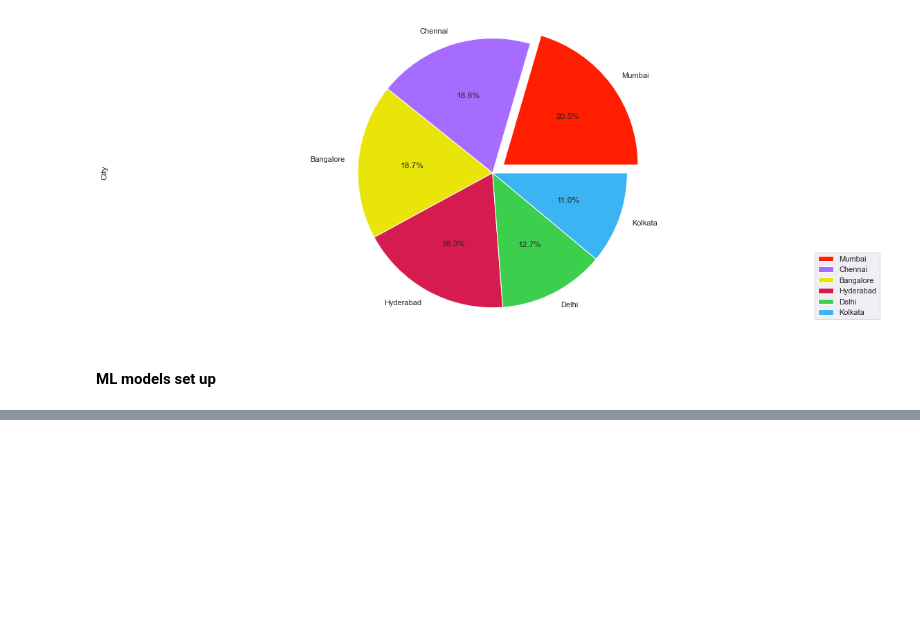
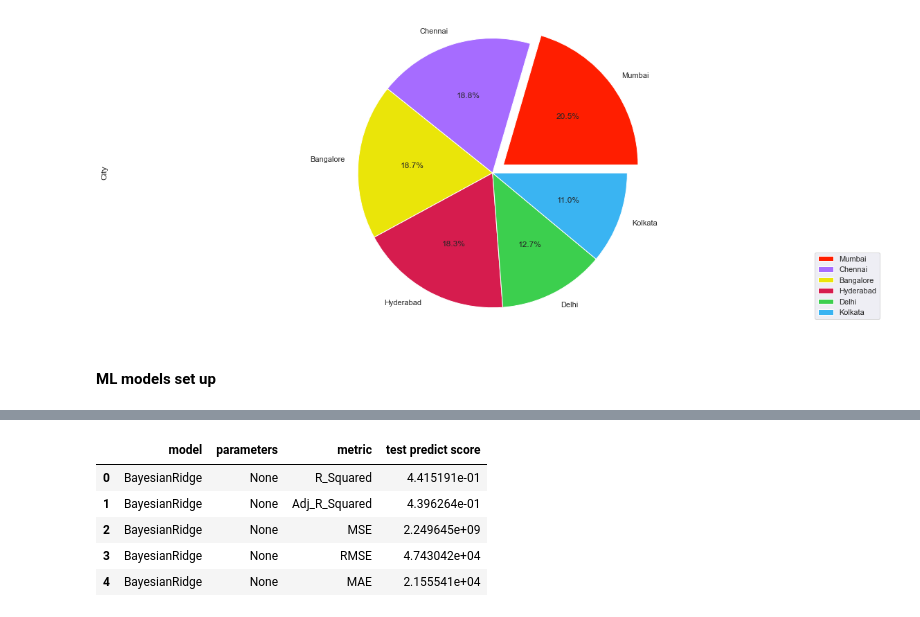
Before and after one commit to remre/housepricer, a Jupyter notebook: workenvfirst.ipynb, the cells around one changed output, grey strips where cells are left out. Saved outputs shown, nothing was run; the diff lists cells and outputs as text; code cells hidden in the pictures; blank space fills up the shorter version.

```diff
--- a/workenvfirst.ipynb
+++ b/workenvfirst.ipynb
@@ -364 +442,13 @@ X_train, X_test, y_train, y_test = train_test_split(X, y, test_size=0.2, random_
+# %%
+model = BayesianRidge()
+
+BayesianRidge_test = test_predict(model, X_train,X_test,y_train,y_test)
+BayesianRidge_test
+# %% [output]
+|  | model | parameters | metric | test predict score |
+| 0 | BayesianRidge | None | R_Squared | 4.415191e-01 |
+| 1 | BayesianRidge | None | Adj_R_Squared | 4.396264e-01 |
+| 2 | BayesianRidge | None | MSE | 2.249645e+09 |
+| 3 | BayesianRidge | None | RMSE | 4.743042e+04 |
+| 4 | BayesianRidge | None | MAE | 2.155541e+04 |
 # %%
```
Also changed, not shown: parts of 19 cells of this notebook.
